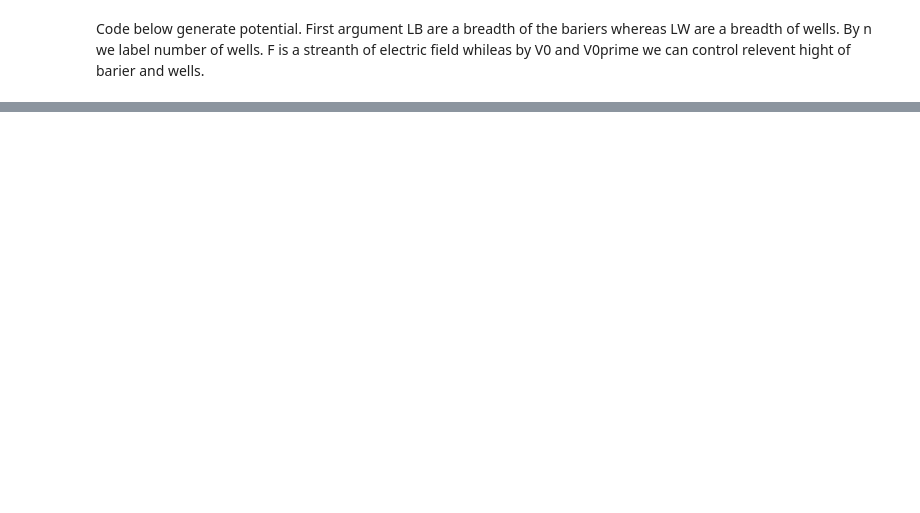
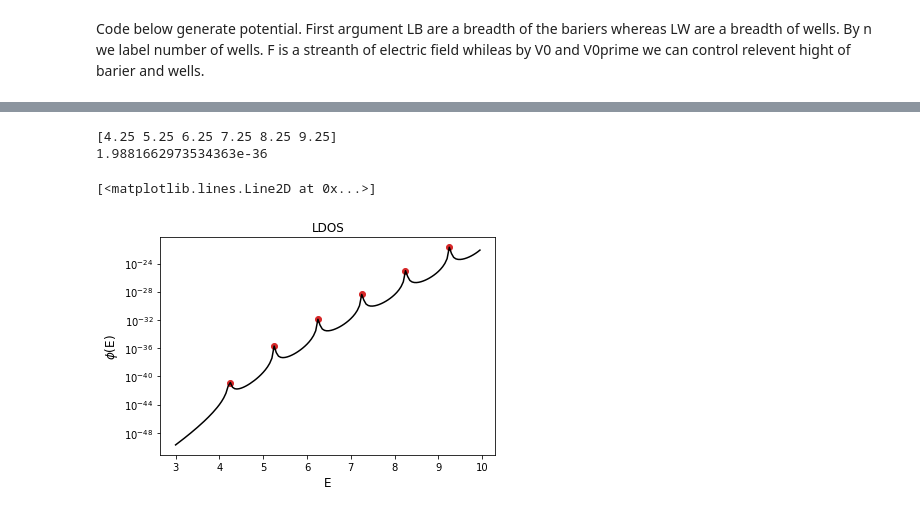
Before and after one commit to krystianjablonowski/Resonant-exciton-contributions-to-quantum-well-electroabsorption, a Jupyter notebook: Untitled26.ipynb, the cells around one changed output, grey strips where cells are left out. Saved outputs shown, nothing was run; the diff lists cells and outputs as text; code cells hidden in the pictures; blank space fills up the shorter version.

```diff
--- a/Untitled26.ipynb
+++ b/Untitled26.ipynb
@@ -34,0 +74,47 @@ plt.plot(np.arange(-1,40,0.01),list,'-0')
+# %%
+
+def A(E):
+  new_listfunction=psi(E) #list of nonnormalized wave function
+  new_list=[]
+  new_listfuninQW=[]
+  B=sqrt(new_listfunction[N]**2+((new_listfunction[N]-new_listfunction[N-1])/(sqrt(E)*deltaz))**2)
+  for i in range(0,N+1):
+    if(n % 2==0):
+      if(i*deltaz<((n/2)*(LB+LW)) and i*deltaz>(n/2-1)*(LB+LW)+LB):
+        #new_list.append(-new_listfunction[i]-((1)*(deltaz)**2*(E-V(LB,LW,n,V0,V0prim,F,int(-1+N-i)*deltaz))-2)*new_listfunction[i+1])
+        new_list.append(new_listfunction[i])
+    if(n%2==1):
+      if(i*deltaz<(((n+1)/2)*(LB+LW)) and i*deltaz>((n+1)/2-1)*(LB+LW)+LB):
+        #new_list.append(-new_listfunction[i]-((1)*(deltaz)**2*(E-V(LB,LW,n,V0,V0prim,F,int(-1+N-i)*deltaz))-2)*new_listfunction[i+1])
+        new_list.append(new_listfunction[i])
+  new_listfuninQW=[(i * ((deltaz)/(B)))**2 for i in new_list]
+  return sum(new_listfuninQW)
+# %%
+xright=10
+xleft=3
+
+list3=[]
+for i in np.arange(xleft,xright,0.05):
+  list3.append(A(i))
+
+
+
+from scipy.signal import find_peaks
+peaks, _ = find_peaks(list3)
+#plt.plot(np.arange(1,100,0.05)[peaks],list3[peaks], "x")
+print(np.arange(xleft,xright,0.05)[peaks])
+print(list3[peaks[1]])
+for i in range(0,len(peaks)):
+  plt.plot(np.arange(xleft,xright,0.05)[peaks[i]],list3[peaks[i]], "o",color="C3")
+  #plt.text(np.arange(1,30,0.05)[peaks[i]],list3[peaks[i]], '({}, {})'.format(format(np.arange(1,30,0.05)[peaks[i]],'.2f'),0))
+
+plt.xlabel('E',fontsize=12)
+plt.ylabel('$\phi$(E)',fontsize=12)
+plt.yscale('log')
+plt.title('LDOS')
+plt.plot(np.arange(xleft,xright,0.05),list3,'-0')
+# %% [output]
+[4.25 5.25 6.25 7.25 8.25 9.25]
+1.9881662973534363e-36
+[<matplotlib.lines.Line2D at 0x...>]
+[figure, added]
```
Also changed, not shown: parts of 5 cells of this notebook.
